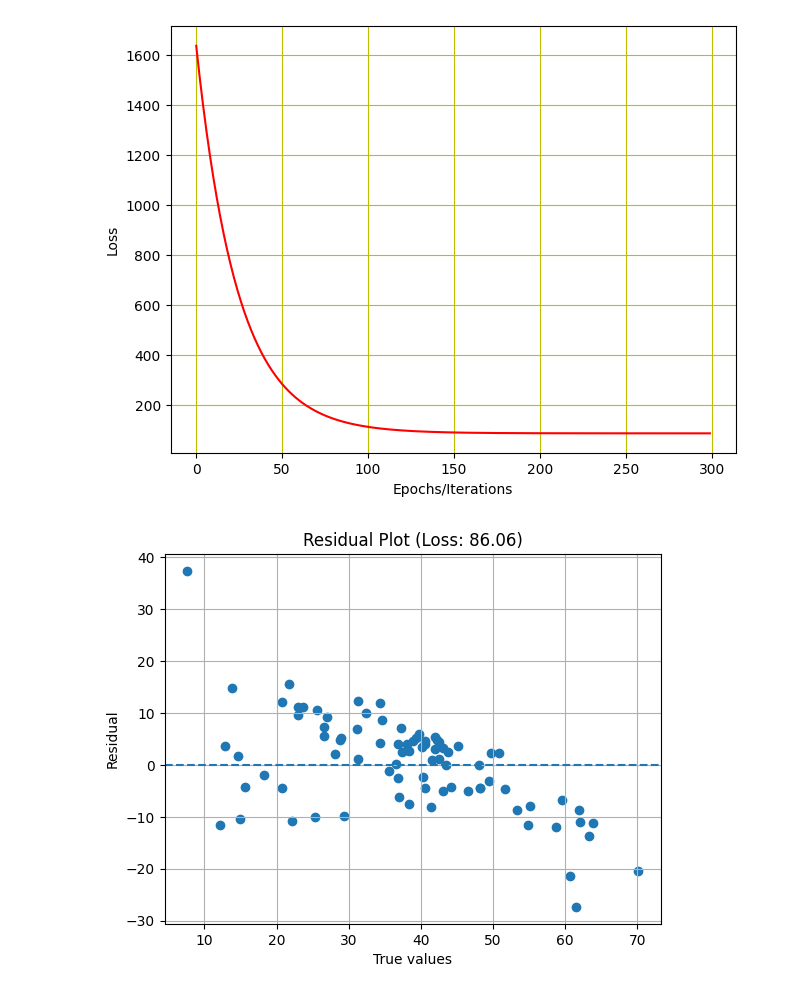
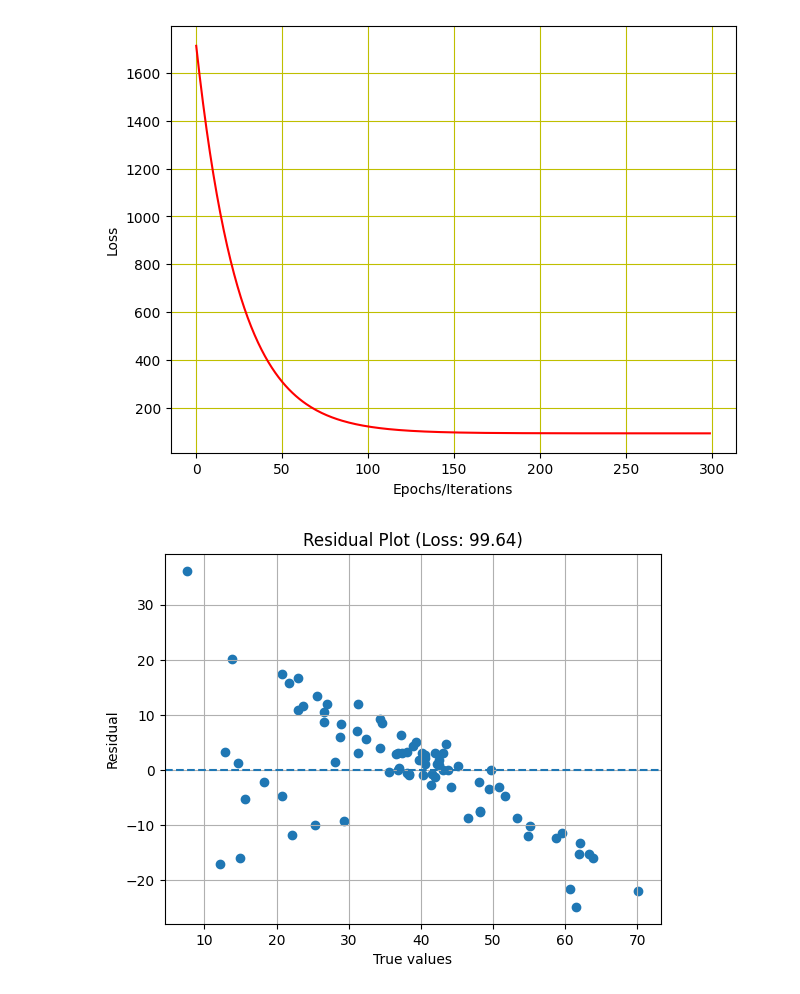
Before and after one commit to bp2881/machinelearning-algo, a Jupyter notebook: LinearRegression_mv.ipynb, the cells around one changed output. Drawn from its saved outputs; the diff is of its cells as text; code cells hidden in the pictures.

```diff
--- a/LinearRegression_mv.ipynb
+++ b/LinearRegression_mv.ipynb
@@ -21,17 +21,17 @@ train_data = data[:train_idx].to_numpy()
 test_data = data[train_idx:].to_numpy()
 
 train_data = torch.tensor(train_data)
-x_train = train_data[:, [2, 3, 4]]
+x_train = train_data[:, [2, 3]]
 y_train = train_data[:, 7]
 
 test_data = torch.tensor(test_data)
-x_test = test_data[:, [2, 3, 4]]
+x_test = test_data[:, [2, 3]]
 y_test = test_data[:, 7]
 # %%
 ## Train Data
 torch.manual_seed(1234)
 
-features = 3
+features = 2
 w, b = torch.randn(features, requires_grad=True, dtype=float), torch.randn(1, requires_grad=True, dtype=float)
 lr, itr = 0.01, 300
 loss_list = []
@@ -74,4 +74,4 @@ Testing Loss:  86.06
-[figure, old version]
+[figure, new version]
 # %%
 ## Residual Plot (For multiple vars)
 residuals = y_test_pred.detach().numpy() - y_test.numpy()
@@ -85,4 +85,4 @@ plt.title(f"Residual Plot (Loss: {test_loss})")
 plt.grid(True)
 plt.show()
 # %% [output]
-[figure, old version]
+[figure, new version]
```
Also changed, not shown: parts of 1 cell of this notebook.
